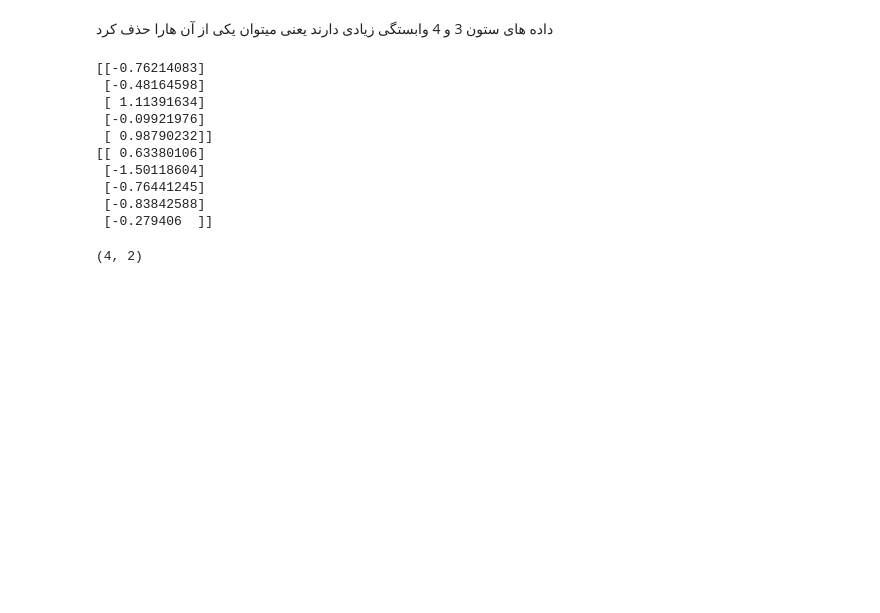
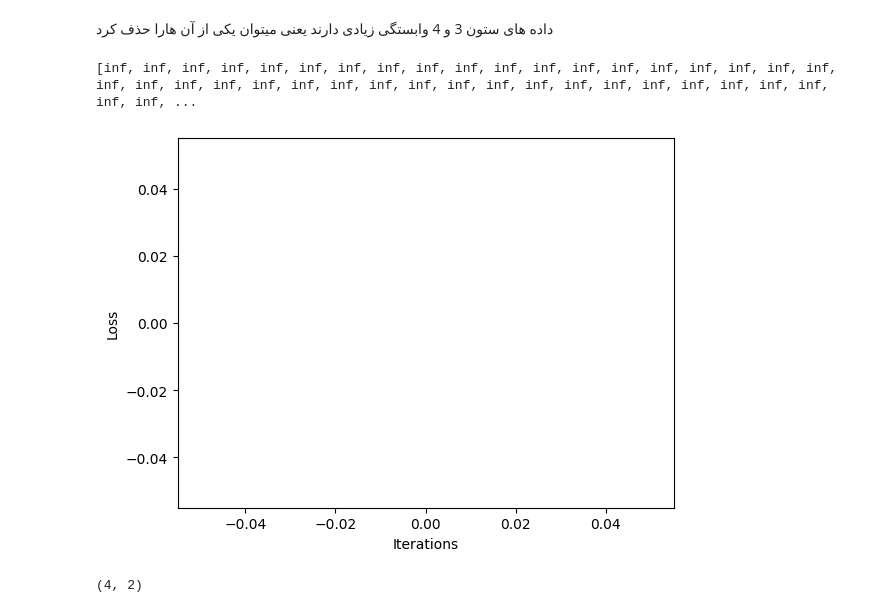
Before and after one commit to KEHSANN/UNIVERSE, a Jupyter notebook: Untitled0.ipynb, the cells around one changed output. Drawn from its saved outputs; the diff is of its cells as text; code cells hidden in the pictures; blank space fills up the shorter version.

```diff
--- a/Untitled0.ipynb
+++ b/Untitled0.ipynb
@@ -383,7 +383,7 @@ To: /content/data_banknote_authentication.txt
 داده های ستون 3 و 4 وابستگی زیادی دارند یعنی میتوان یکی از آن هارا حذف کرد
 # %%
 import numpy as np
-
+import matplotlib.pyplot as plt
 
 def sigmoid(x):
   return 1/(1 + np.exp(-x))
@@ -393,7 +393,7 @@ def logistic_regression(w , x):
   return y_hat
 
 def bce(y, y_hat):
-  loss = -np.mean(y * np.log(y_hat) + (1-y) *  np.log(y_hat))
+  loss = -(np.mean((y*np.log(y_hat)) + ((1-y)*np.log(y_hat))))
   return loss
 
 def gradient(x, y_hat, y):
@@ -410,48 +410,48 @@ def accuracy(y_hat, y):
 
   acc = np.sum( np.roundy(y_hat) == y ) / len(y)
   return acc
 
 
 
 
 
 
 
 
 # جدا کردن ستون آخر به عنوان بردار خروجی (y)
 
 y = df.iloc[:, -1]
 
 # جدا کردن ستون‌های دیگر به عنوان ویژگی‌ها (x)
 X = df.iloc[:, :-1]
 
-
 X_train, X_test, y_train, y_test= train_test_split(X, y, test_size= 0.2 , random_state=23)
-
+loss=[]
 m=4
-epoch=2000
+epoch=10000
 eta=0.01
 y_train = np.array([y_train])
 y_train=y_train.T
 
 w = np.random.randn(m + 1, 1)
 X_train = np.hstack((np.ones((len(X_train), 1)), X_train))
-print(w)
 for h in range(epoch):
-  y_hat=logistic_regression(w, X_train)
+  y_hat = logistic_regression(w, X_train)
+
+  e= bce(y_hat, y_train)
+  loss.append(e)
   gradient1=gradient(X_train, y_hat, y_train)
   w=gradient_decent(w, eta, gradient1)
+
+
+print(loss)
+plt.plot(loss)
+plt.xlabel('Iterations')
+plt.ylabel('Loss')
+plt.show()
 # %% [output]
-[[-0.76214083]
- [-0.48164598]
- [ 1.11391634]
- [-0.09921976]
- [ 0.98790232]]
-[[ 0.63380106]
- [-1.50118604]
- [-0.76441245]
- [-0.83842588]
- [-0.279406  ]]
+[inf, inf, inf, inf, inf, inf, inf, inf, inf, inf, inf, inf, inf, inf, inf, inf, inf, inf, inf, inf, inf, inf, inf, inf, inf, inf, inf, inf, inf, inf, inf, inf, inf, inf, inf, inf, inf, inf, inf, inf, ...
+[figure, added]
 # %%
 
 x1 = np.array([[-1, .00005], [5, 6], [7, 8], [9, 10]] )
```
